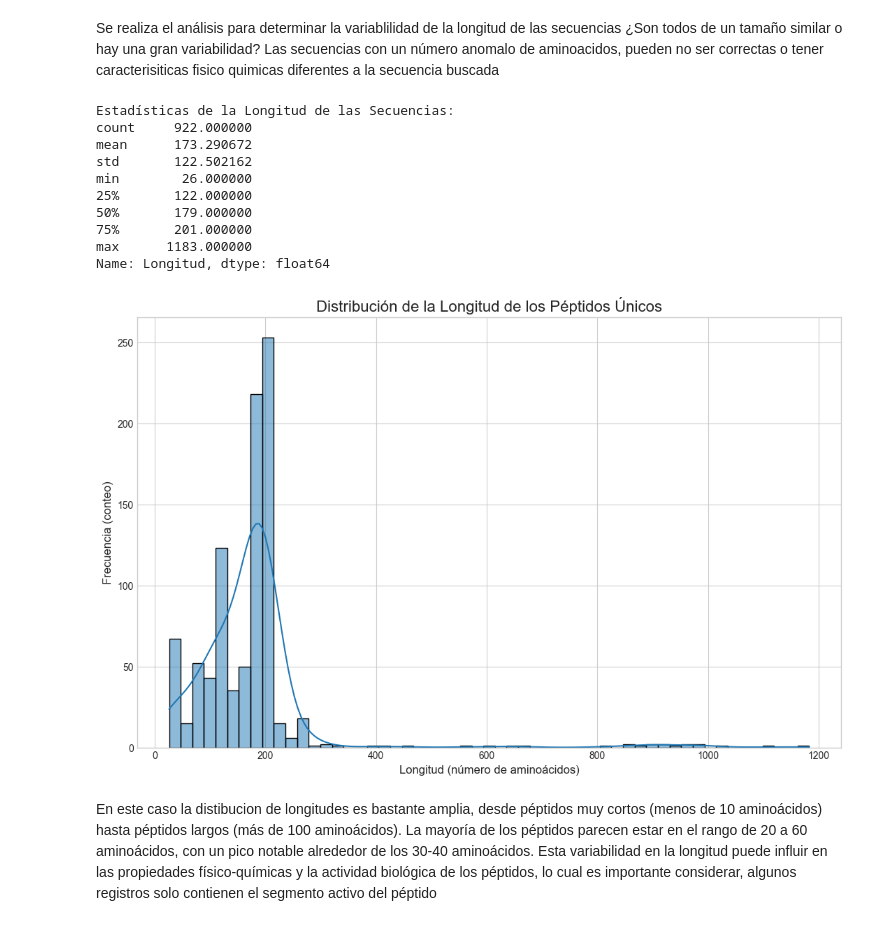
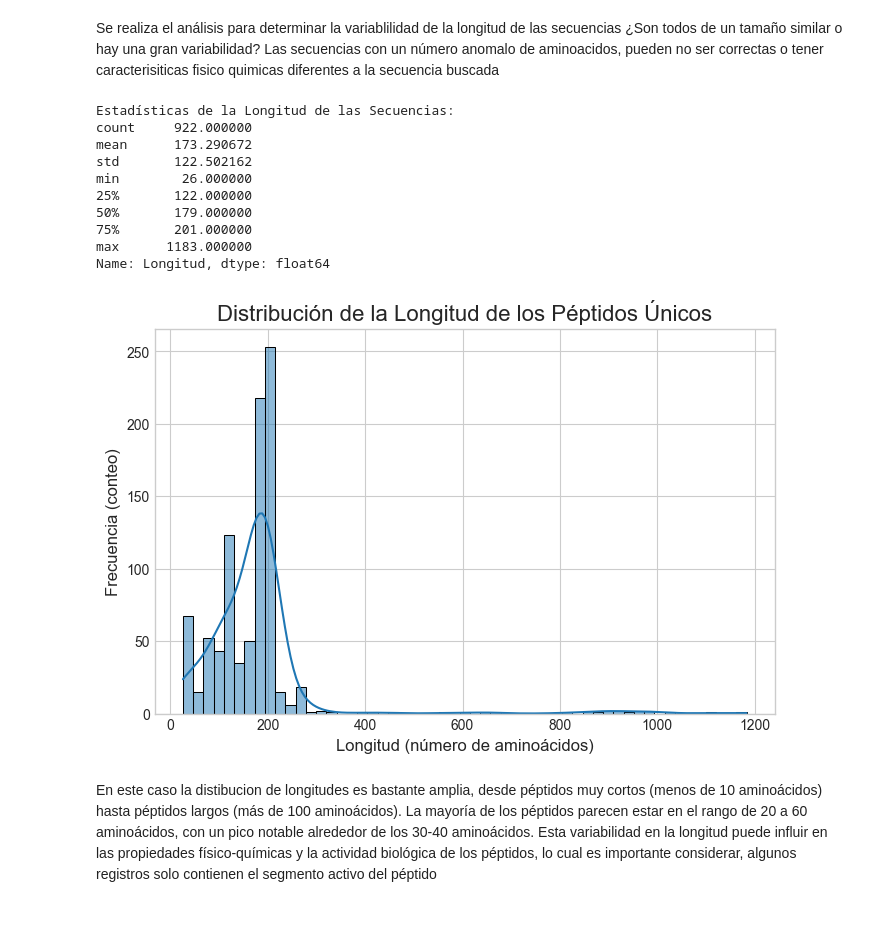
Before and after one commit to Julio21-ai/glp-1_drug_discovery, a Jupyter notebook: notebooks/Avance 1.ipynb, the cells around one changed output. Cells and saved outputs as stored; diff of their text form; code cells hidden in the pictures.

```diff
--- a/notebooks/Avance 1.ipynb
+++ b/notebooks/Avance 1.ipynb
@@ -822,33 +822,33 @@ Las secuencias con un número anomalo de aminoacidos, pueden no ser correctas o
 # %%
 # Calcular la longitud de cada secuencia
 df_peptidos_unicos['Longitud'] = df_peptidos_unicos['Secuencia'].apply(len)
 
 # Mostrar estadísticas descriptivas de la longitud
 print("Estadísticas de la Longitud de las Secuencias:")
 print(df_peptidos_unicos['Longitud'].describe())
 
 # Visualizar la distribución con un histograma
 plt.style.use('seaborn-v0_8-whitegrid')
-plt.figure(figsize=(13, 8))
+plt.figure(figsize=(8, 5))
 
 sns.histplot(df_peptidos_unicos['Longitud'], kde=True, bins=55)
 
 plt.title('Distribución de la Longitud de los Péptidos Únicos', fontsize=16)
 plt.xlabel('Longitud (número de aminoácidos)', fontsize=12)
 plt.ylabel('Frecuencia (conteo)', fontsize=12)
 plt.show()
 # %% [output]
 Estadísticas de la Longitud de las Secuencias:
 count     922.000000
 mean      173.290672
 std       122.502162
 min        26.000000
 25%       122.000000
 50%       179.000000
 75%       201.000000
 max      1183.000000
 Name: Longitud, dtype: float64
-[figure, old version]
+[figure, new version]
 # %% [markdown]
 En este caso la distibucion de longitudes es bastante amplia, desde péptidos muy cortos (menos de 10 aminoácidos) hasta péptidos largos (más de 100 aminoácidos). La mayoría de los péptidos parecen estar en el rango de 20 a 60 aminoácidos, con un pico notable alrededor de los 30-40 aminoácidos. Esta variabilidad en la longitud puede influir en las propiedades físico-químicas y la actividad biológica de los péptidos, lo cual es importante considerar, algunos registros solo contienen el segmento activo del péptido
 # %% [markdown]
```
Also changed, not shown: parts of 1 cell of this notebook, 1 other file.
